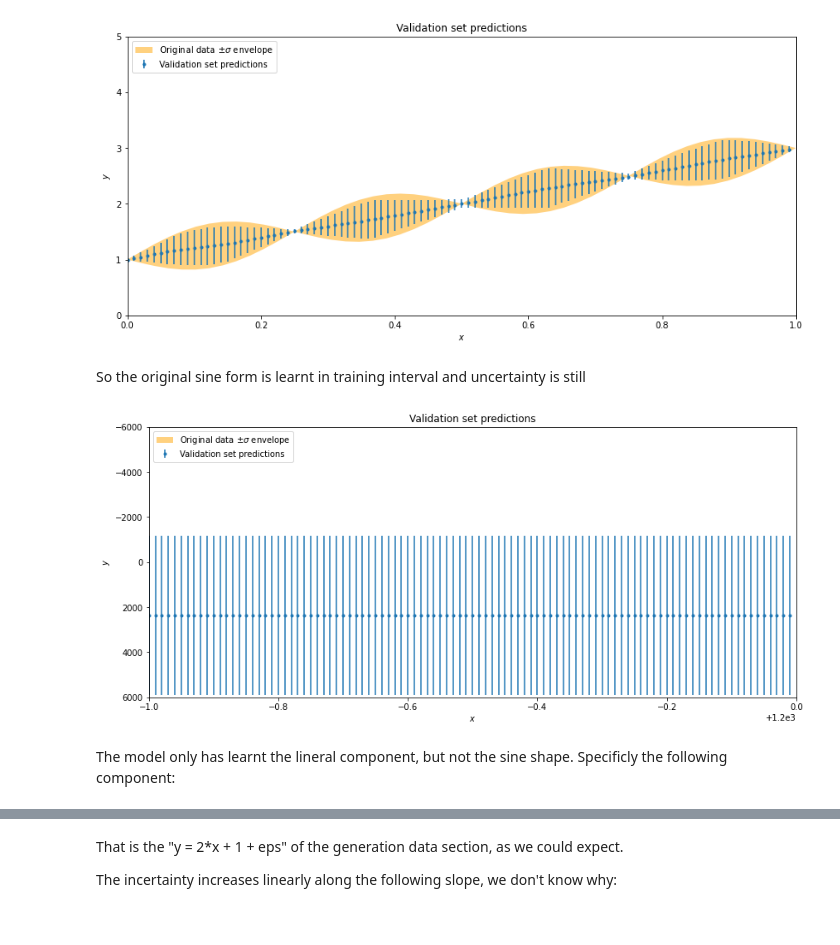
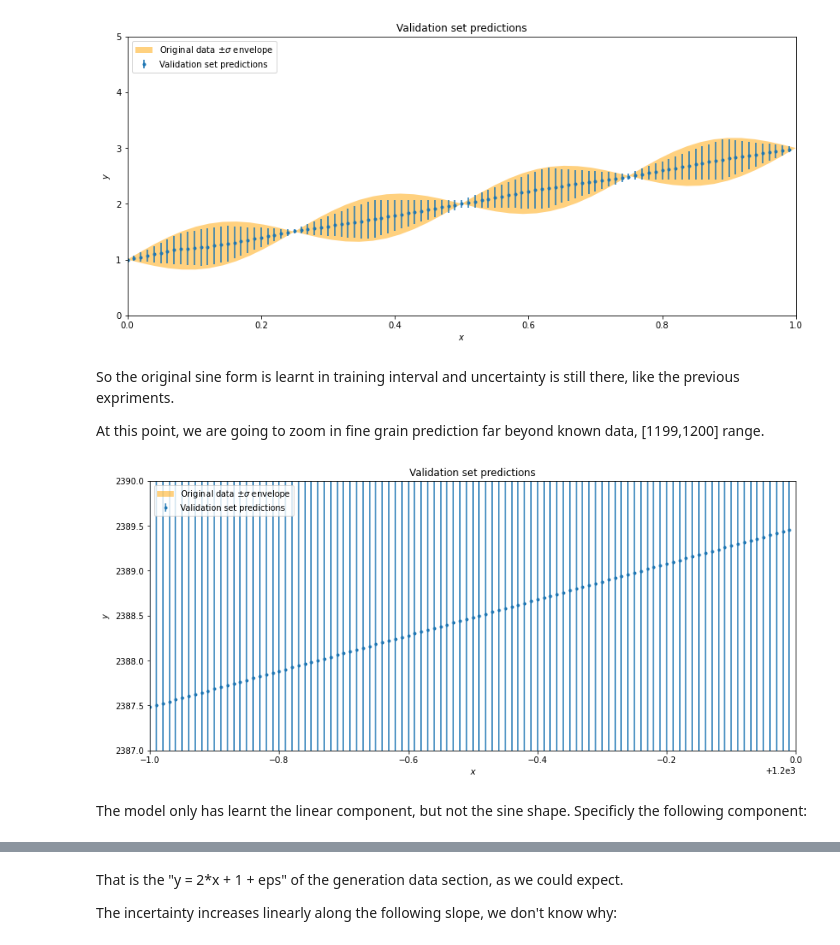
Before and after one commit to beeva/TEC_LAB-bayesian_probabilistic, a Jupyter notebook: bayesian_deep_learning/uncertainty_estimation/on-the-fly/pytorch/V0.0.2-data_faraway_original/predicting-uncertainty-PredictionFarAwayFromSignal.ipynb, the cells around one changed output, grey strips where cells are left out. Drawn from its saved outputs; the diff is of its cells as text; code cells hidden in the pictures.

```diff
--- a/bayesian_deep_learning/uncertainty_estimation/on-the-fly/pytorch/V0.0.2-data_faraway_original/predicting-uncertainty-PredictionFarAwayFromSignal.ipynb
+++ b/bayesian_deep_learning/uncertainty_estimation/on-the-fly/pytorch/V0.0.2-data_faraway_original/predicting-uncertainty-PredictionFarAwayFromSignal.ipynb
@@ -225,21 +238,23 @@ plt.legend([r'Original data $\pm \sigma$ envelope','Validation set predictions']
 # %% [output]
 [figure]
 # %% [markdown]
-So the original sine form is learnt in training interval and uncertainty is still
+So the original sine form is learnt in training interval and uncertainty is still there, like the previous expriments.
+
+At this point, we are going to zoom in fine grain prediction far beyond known data, [1199,1200] range.
 # %%
 plt.figure(figsize=(14,6))
 plt.errorbar(x_to_predict, y_pred, yerr=sigma_pred, fmt='.');
 plt.fill_between(xs, 2*xs+1-err, 2*xs+1+err, facecolor='orange', alpha=0.5, edgecolor='none');
 plt.xlabel(r'$x$');
 plt.ylabel(r'$y$');
 plt.xlim(1199,1200);
-plt.ylim(6000,-6000)
+plt.ylim(2387,2390)
 plt.title('Validation set predictions');
 plt.legend([r'Original data $\pm \sigma$ envelope','Validation set predictions'], loc='upper left', );
 # %% [output]
-[figure, old version]
+[figure, new version]
 # %% [markdown]
- The model only has learnt the lineral component, but not the sine shape. Specificly the following component:
+ The model only has learnt the linear component, but not the sine shape. Specificly the following component:
 # %%
 print (str(float(y_pred[0]))+"+"+str(float(y_pred[219])/float(x_to_predict[219]))+"X")
 # %% [output]
```
Also changed, not shown: parts of 17 cells of this notebook.
